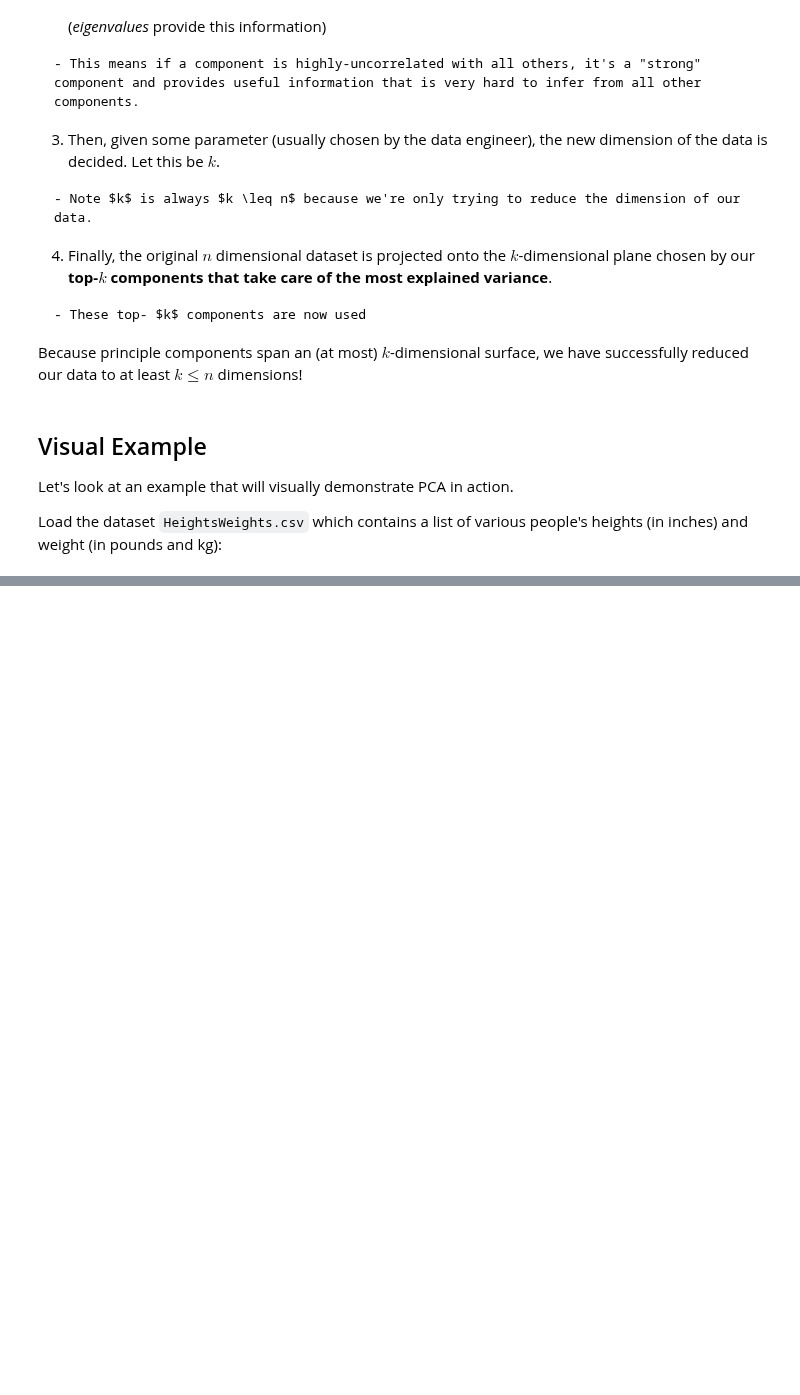
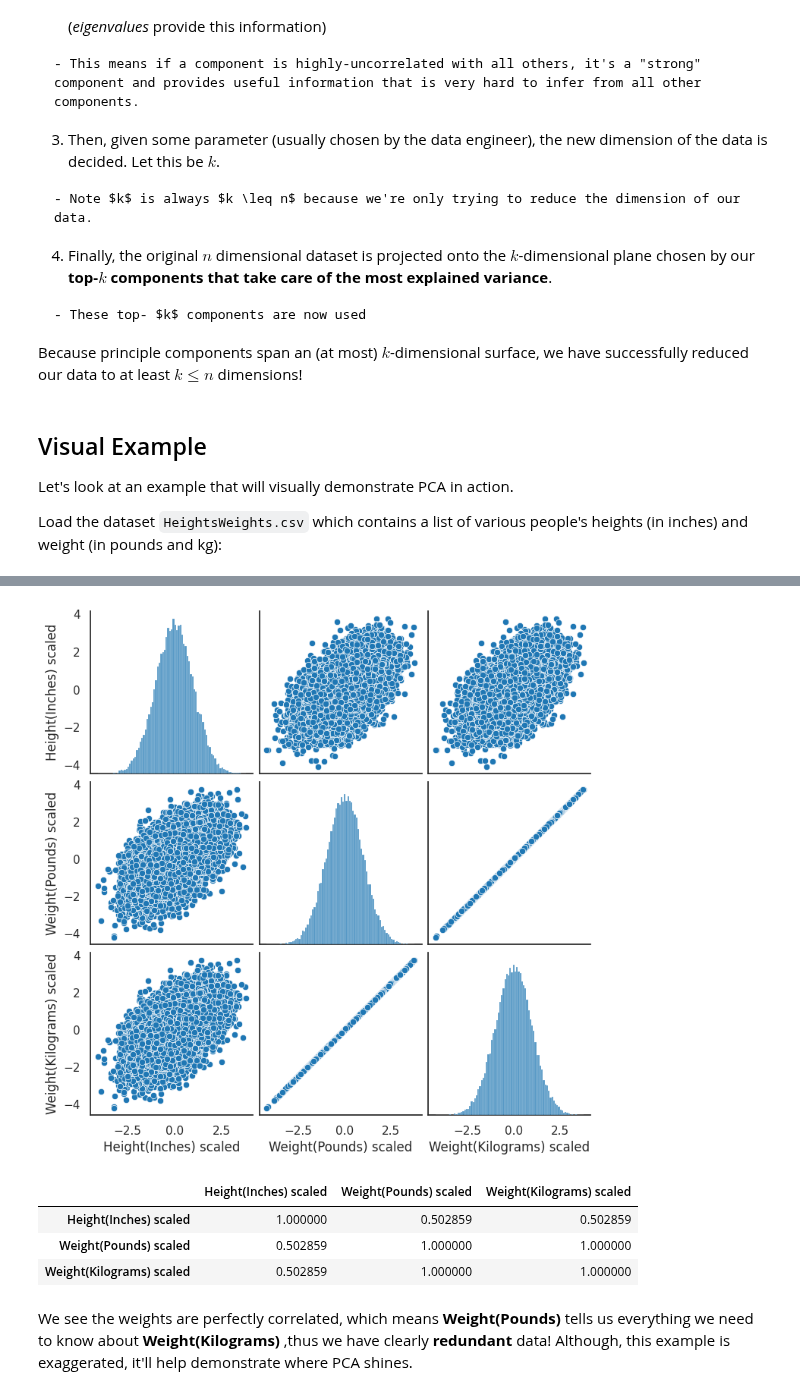
Before and after one commit to Mark-Barbaric/IBM_Machine_Learning_Certificate, a Jupyter notebook: Unsupervised_Machine_Learning/week4/dimensionality_reduction.ipynb, the cells around one changed output, grey strips where cells are left out. Drawn from its saved outputs; the diff is of its cells as text; code cells hidden in the pictures; blank space fills up the shorter version.

```diff
--- a/Unsupervised_Machine_Learning/week4/dimensionality_reduction.ipynb
+++ b/Unsupervised_Machine_Learning/week4/dimensionality_reduction.ipynb
@@ -183,0 +247,14 @@ NameError: name 'pd' is not defined
+# %%
+sns.pairplot(hwdf)
+plt.show()
+# %% [output]
+[figure, added]
+# %%
+hwdf.corr().style.background_gradient(cmap='coolwarm')
+# %% [output]
+|  | Height(Inches) scaled | Weight(Pounds) scaled | Weight(Kilograms) scaled |
+| Height(Inches) scaled | 1.000000 | 0.502859 | 0.502859 |
+| Weight(Pounds) scaled | 0.502859 | 1.000000 | 1.000000 |
+| Weight(Kilograms) scaled | 0.502859 | 1.000000 | 1.000000 |
+# %% [markdown]
+We see the weights are perfectly correlated, which means **Weight(Pounds)** tells us everything we need to know about **Weight(Kilograms)** ,thus we have clearly **redundant** data! Although, this example is exaggerated, it'll help demonstrate where PCA shines.
```
Also changed, not shown: parts of 7 cells of this notebook.
